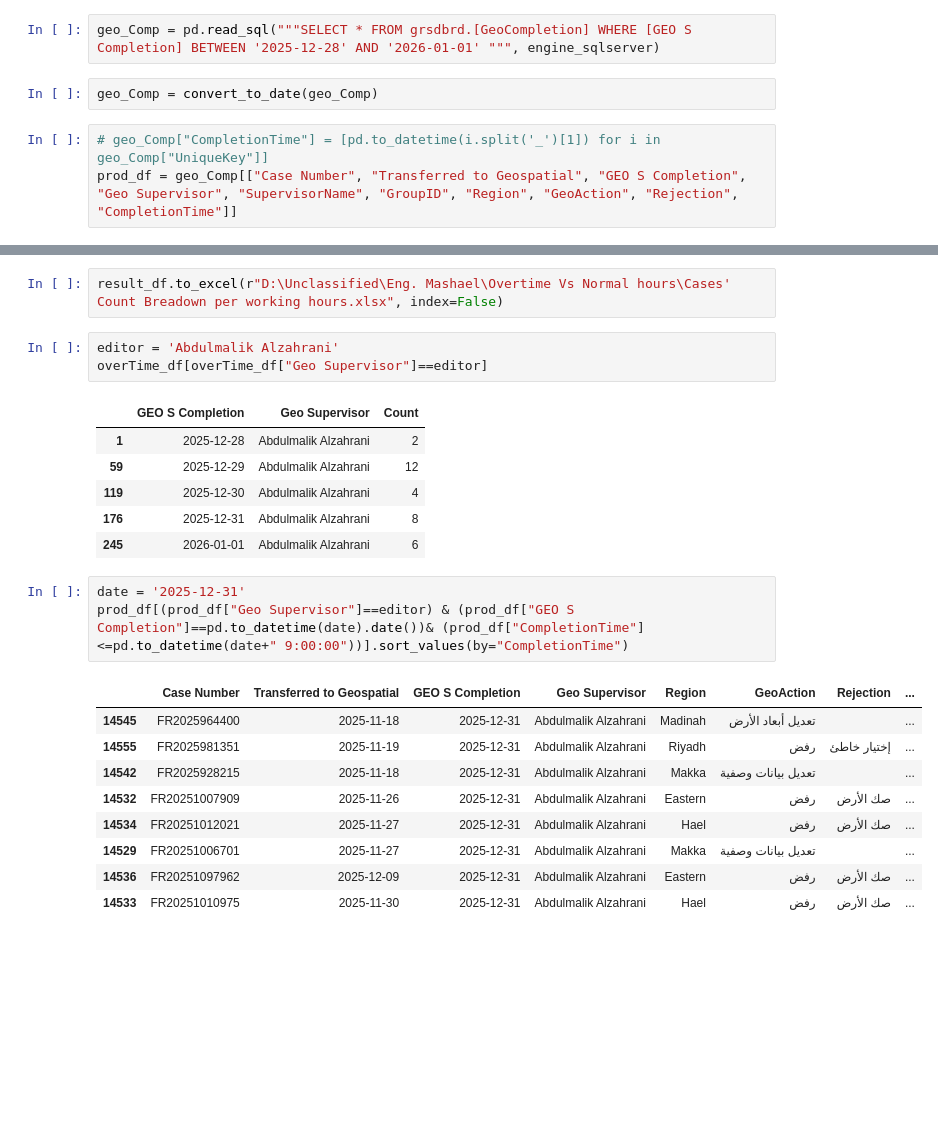
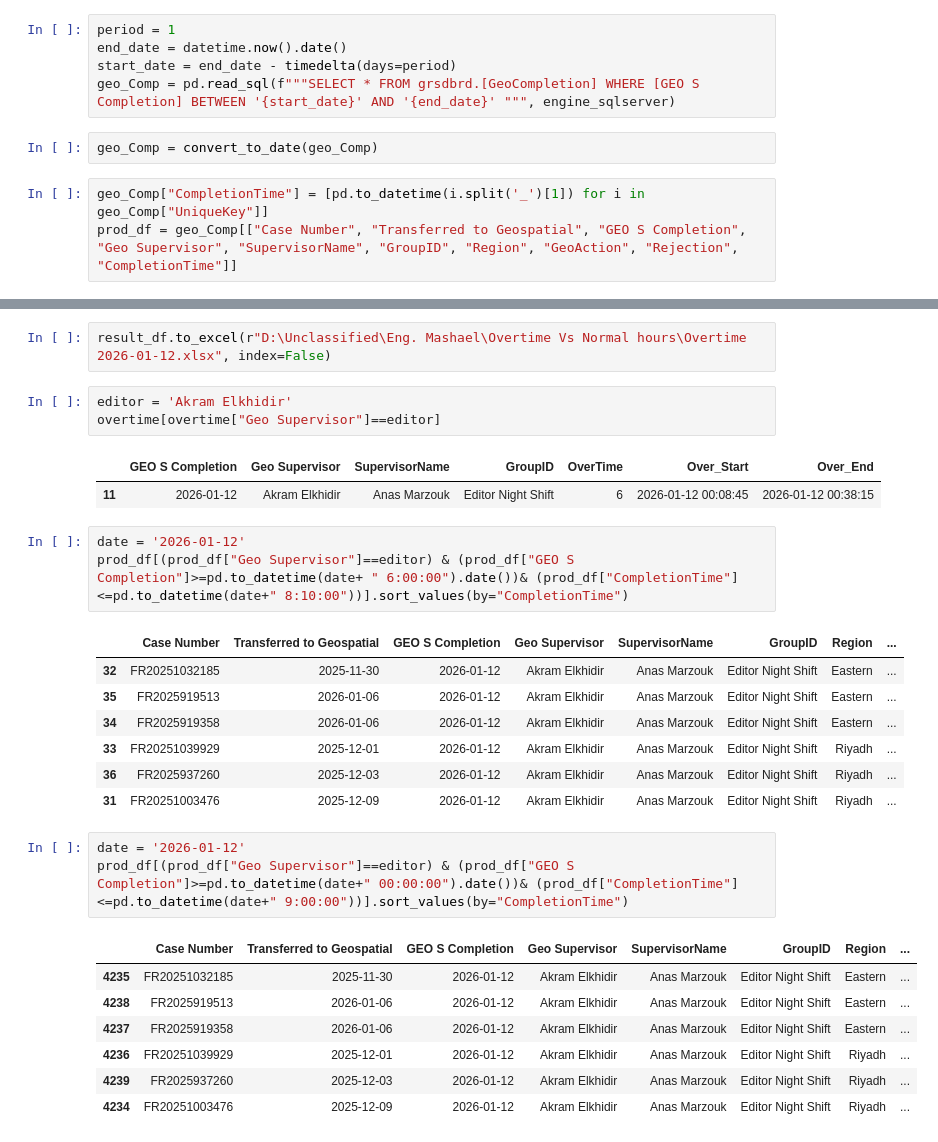
Before and after one commit to AymanSD/Editors-Evaluation, a Jupyter notebook: Evaluation.ipynb, the cells around one changed output, grey strips where cells are left out. Cells and saved outputs as stored; diff of their text form; blank space fills up the shorter version.

```diff
--- a/Evaluation.ipynb
+++ b/Evaluation.ipynb
@@ -821,11 +821,14 @@ assign_df.head()
 # %% [markdown]
 ### Case Count (Overtime Vs Normal hours)
 # %%
-geo_Comp = pd.read_sql("""SELECT * FROM grsdbrd.[GeoCompletion] WHERE [GEO S Completion] BETWEEN '2025-12-28' AND '2026-01-01' """, engine_sqlserver)
+period = 1
+end_date = datetime.now().date()
+start_date = end_date - timedelta(days=period)
+geo_Comp = pd.read_sql(f"""SELECT * FROM grsdbrd.[GeoCompletion] WHERE [GEO S Completion] BETWEEN '{start_date}' AND '{end_date}' """, engine_sqlserver)
 # %%
 geo_Comp = convert_to_date(geo_Comp)
 # %%
-# geo_Comp["CompletionTime"] = [pd.to_datetime(i.split('_')[1]) for i in geo_Comp["UniqueKey"]]
+geo_Comp["CompletionTime"] = [pd.to_datetime(i.split('_')[1]) for i in geo_Comp["UniqueKey"]]
 prod_df = geo_Comp[["Case Number", "Transferred to Geospatial", "GEO S Completion", "Geo Supervisor", "SupervisorName", "GroupID", "Region", "GeoAction", "Rejection", "CompletionTime"]]
 # %%
 prod_df.head()
@@ -882,25 +928,30 @@ result_df.head(20)
 # %%
-result_df.to_excel(r"D:\Unclassified\Eng. Mashael\Overtime Vs Normal hours\Cases' Count Breadown per working hours.xlsx", index=False)
+result_df.to_excel(r"D:\Unclassified\Eng. Mashael\Overtime Vs Normal hours\Overtime 2026-01-12.xlsx", index=False)
 # %%
-editor = 'Abdulmalik Alzahrani'
-overTime_df[overTime_df["Geo Supervisor"]==editor]
+editor = 'Akram Elkhidir'
+overtime[overtime["Geo Supervisor"]==editor]
 # %% [output]
-|  | GEO S Completion | Geo Supervisor | Count |
-| 1 | 2025-12-28 | Abdulmalik Alzahrani | 2 |
-| 59 | 2025-12-29 | Abdulmalik Alzahrani | 12 |
-| 119 | 2025-12-30 | Abdulmalik Alzahrani | 4 |
-| 176 | 2025-12-31 | Abdulmalik Alzahrani | 8 |
-| 245 | 2026-01-01 | Abdulmalik Alzahrani | 6 |
+|  | GEO S Completion | Geo Supervisor | SupervisorName | GroupID | OverTime | Over_Start | Over_End |
+| 11 | 2026-01-12 | Akram Elkhidir | Anas Marzouk | Editor Night Shift | 6 | 2026-01-12 00:08:45 | 2026-01-12 00:38:15 |
 # %%
-date = '2025-12-31'
-prod_df[(prod_df["Geo Supervisor"]==editor) & (prod_df["GEO S Completion"]==pd.to_datetime(date).date())& (prod_df["CompletionTime"]<=pd.to_datetime(date+" 9:00:00"))].sort_values(by="CompletionTime")
+date = '2026-01-12'
+prod_df[(prod_df["Geo Supervisor"]==editor) & (prod_df["GEO S Completion"]>=pd.to_datetime(date+ " 6:00:00").date())& (prod_df["CompletionTime"]<=pd.to_datetime(date+" 8:10:00"))].sort_values(by="CompletionTime")
 # %% [output]
-|  | Case Number | Transferred to Geospatial | GEO S Completion | Geo Supervisor | Region | GeoAction | Rejection | ... |
-| 14545 | FR2025964400 | 2025-11-18 | 2025-12-31 | Abdulmalik Alzahrani | Madinah | تعديل أبعاد الأرض |  | ... |
-| 14555 | FR2025981351 | 2025-11-19 | 2025-12-31 | Abdulmalik Alzahrani | Riyadh | رفض | إختيار خاطئ | ... |
-| 14542 | FR2025928215 | 2025-11-18 | 2025-12-31 | Abdulmalik Alzahrani | Makka | تعديل بيانات وصفية |  | ... |
-| 14532 | FR20251007909 | 2025-11-26 | 2025-12-31 | Abdulmalik Alzahrani | Eastern | رفض | صك الأرض | ... |
-| 14534 | FR20251012021 | 2025-11-27 | 2025-12-31 | Abdulmalik Alzahrani | Hael | رفض | صك الأرض | ... |
-| 14529 | FR20251006701 | 2025-11-27 | 2025-12-31 | Abdulmalik Alzahrani | Makka | تعديل بيانات وصفية |  | ... |
-| 14536 | FR20251097962 | 2025-12-09 | 2025-12-31 | Abdulmalik Alzahrani | Eastern | رفض | صك الأرض | ... |
-| 14533 | FR20251010975 | 2025-11-30 | 2025-12-31 | Abdulmalik Alzahrani | Hael | رفض | صك الأرض | ... |
+|  | Case Number | Transferred to Geospatial | GEO S Completion | Geo Supervisor | SupervisorName | GroupID | Region | ... |
+| 32 | FR20251032185 | 2025-11-30 | 2026-01-12 | Akram Elkhidir | Anas Marzouk | Editor Night Shift | Eastern | ... |
+| 35 | FR2025919513 | 2026-01-06 | 2026-01-12 | Akram Elkhidir | Anas Marzouk | Editor Night Shift | Eastern | ... |
+| 34 | FR2025919358 | 2026-01-06 | 2026-01-12 | Akram Elkhidir | Anas Marzouk | Editor Night Shift | Eastern | ... |
+| 33 | FR20251039929 | 2025-12-01 | 2026-01-12 | Akram Elkhidir | Anas Marzouk | Editor Night Shift | Riyadh | ... |
+| 36 | FR2025937260 | 2025-12-03 | 2026-01-12 | Akram Elkhidir | Anas Marzouk | Editor Night Shift | Riyadh | ... |
+| 31 | FR20251003476 | 2025-12-09 | 2026-01-12 | Akram Elkhidir | Anas Marzouk | Editor Night Shift | Riyadh | ... |
+# %%
+date = '2026-01-12'
+prod_df[(prod_df["Geo Supervisor"]==editor) & (prod_df["GEO S Completion"]>=pd.to_datetime(date+" 00:00:00").date())& (prod_df["CompletionTime"]<=pd.to_datetime(date+" 9:00:00"))].sort_values(by="CompletionTime")
+# %% [output]
+|  | Case Number | Transferred to Geospatial | GEO S Completion | Geo Supervisor | SupervisorName | GroupID | Region | ... |
+| 4235 | FR20251032185 | 2025-11-30 | 2026-01-12 | Akram Elkhidir | Anas Marzouk | Editor Night Shift | Eastern | ... |
+| 4238 | FR2025919513 | 2026-01-06 | 2026-01-12 | Akram Elkhidir | Anas Marzouk | Editor Night Shift | Eastern | ... |
+| 4237 | FR2025919358 | 2026-01-06 | 2026-01-12 | Akram Elkhidir | Anas Marzouk | Editor Night Shift | Eastern | ... |
+| 4236 | FR20251039929 | 2025-12-01 | 2026-01-12 | Akram Elkhidir | Anas Marzouk | Editor Night Shift | Riyadh | ... |
+| 4239 | FR2025937260 | 2025-12-03 | 2026-01-12 | Akram Elkhidir | Anas Marzouk | Editor Night Shift | Riyadh | ... |
+| 4234 | FR20251003476 | 2025-12-09 | 2026-01-12 | Akram Elkhidir | Anas Marzouk | Editor Night Shift | Riyadh | ... |
```
Also changed, not shown: parts of 10 cells of this notebook, 4 other files.
